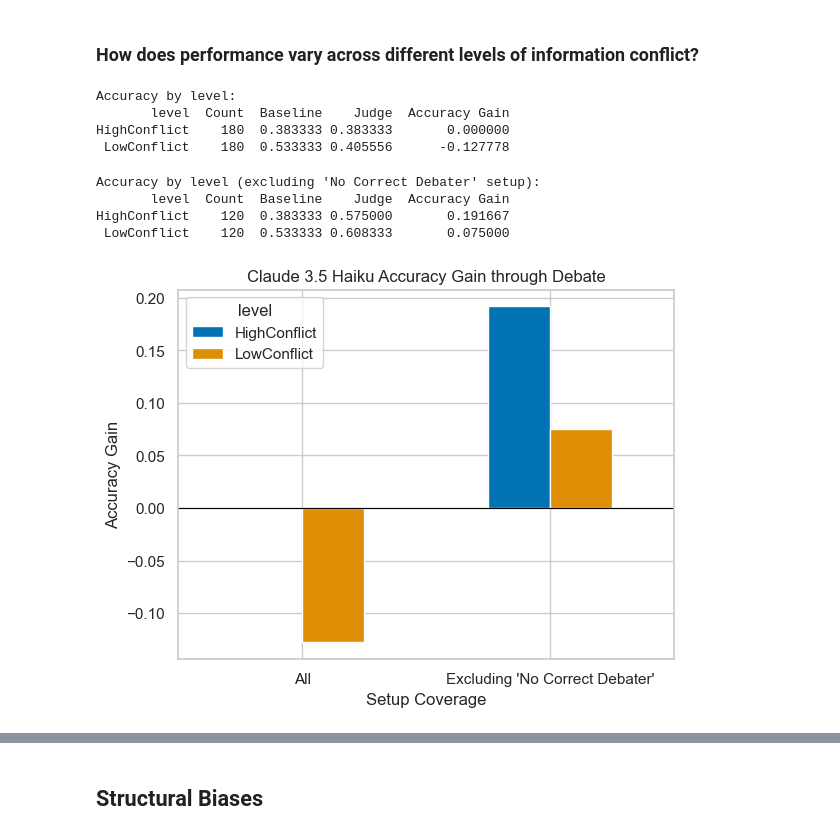
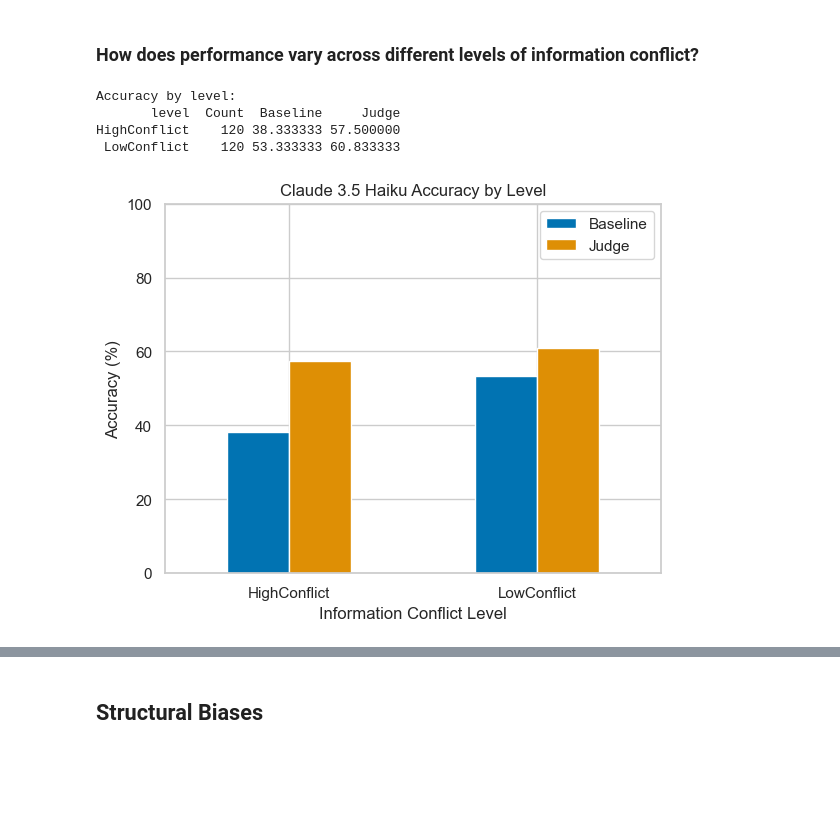
Before and after one commit to fiddien/ai-debate-experiment, a Jupyter notebook: notebooks/evaluate-claude-3.5-haiku.ipynb, the cells around one changed output, grey strips where cells are left out. Drawn from its saved outputs; the diff is of its cells as text; code cells hidden in the pictures; blank space fills up the shorter version.

```diff
--- a/notebooks/evaluate-claude-3.5-haiku.ipynb
+++ b/notebooks/evaluate-claude-3.5-haiku.ipynb
@@ -526,66 +213,30 @@ Fail to reject null hypothesis: Baseline and judge have similar effectiveness
 ### How does performance vary across different levels of information conflict?
 # %%
 # Break down by level
-level_results = answers_df.groupby("level", as_index=False).agg(
+level_results = correct_exist_df.groupby("level", as_index=False).agg(
     Count=("level", "count"),
-    Baseline=("Baseline Correct", "mean"),
-    Judge=("Judge Correct", "mean"),
+    Baseline=("Baseline Correct", lambda x: x.mean()*100),
+    Judge=("Judge Correct", lambda x: x.mean()*100),
 )
-level_results["Accuracy Gain"] = level_results["Judge"] - level_results["Baseline"]
+# level_results["Accuracy Gain"] = level_results["Judge"] - level_results["Baseline"]
 
 print("\nAccuracy by level:")
 print(level_results.to_string(index=False))
+
+level_results.plot(
+    y=["Baseline", "Judge"],
+    x="level",
+    kind="bar",
+    title="Claude 3.5 Haiku Accuracy by Level",
+    rot=0,
+    ylim=(0, 100),
+    ylabel="Accuracy (%)",
+    xlabel="Information Conflict Level"
+)
+plt.show()
 # %% [output]
 Accuracy by level:
-       level  Count  Baseline    Judge  Accuracy Gain
-HighConflict    180  0.383333 0.383333       0.000000
- LowConflict    180  0.533333 0.405556      -0.127778
+       level  Count  Baseline     Judge
+HighConflict    120 38.333333 57.500000
+ LowConflict    120 53.333333 60.833333
+[figure, added]
-# %%
-# Remove Position -1
-correct_exist_df = answers_df[answers_df["correct_debater_pos"] != -1]
-nneg_level_results = correct_exist_df.groupby("level", as_index=False).agg(
-    Count=("level", "count"),
-    Baseline=("Baseline Correct", "mean"),
-    Judge=("Judge Correct", "mean"),
-)
-nneg_level_results["Accuracy Gain"] = (
-    nneg_level_results["Judge"] - nneg_level_results["Baseline"]
-)
-print("\nAccuracy by level (excluding 'No Correct Debater' setup):")
-print(nneg_level_results.to_string(index=False))
-# %% [output]
-Accuracy by level (excluding 'No Correct Debater' setup):
-       level  Count  Baseline    Judge  Accuracy Gain
-HighConflict    120  0.383333 0.575000       0.191667
- LowConflict    120  0.533333 0.608333       0.075000
-# %%
-# Join the two dataframes then plot
-answers_df_ = answers_df.copy()
-answers_df_["Setup Coverage"] = "All"
-correct_exist_df_ = correct_exist_df.copy()
-correct_exist_df_["Setup Coverage"] = "Excluding 'No Correct Debater'"
-merged_answers_df = pd.concat([answers_df_, correct_exist_df_])
-# Plot the baseline and judge accuracy by level while comparing between protocol (hue)
-merged_results = merged_answers_df.groupby(
-    ["Setup Coverage", "level"], as_index=False
-).agg(
-    Baseline=("Baseline Correct", "mean"),
-    Judge=("Judge Correct", "mean"),
-)
-merged_results["Accuracy Gain"] = merged_results["Judge"] - merged_results["Baseline"]
-
-# Plot the accuracy gain
-merged_results.pivot(
-    index="Setup Coverage", columns="level", values="Accuracy Gain"
-).plot(
-    kind="bar",
-    # figsize=(10, 4),
-    title="Claude 3.5 Haiku Accuracy Gain through Debate",
-    # ylim=(-0.5, 0.5),
-    ylabel="Accuracy Gain",
-    rot=0,
-)
-plt.axhline(0, color="black", linewidth=0.8)
-plt.show()
-# %% [output]
-[figure, removed]
```
Also changed, not shown: parts of 36 cells of this notebook, 3 other files.
